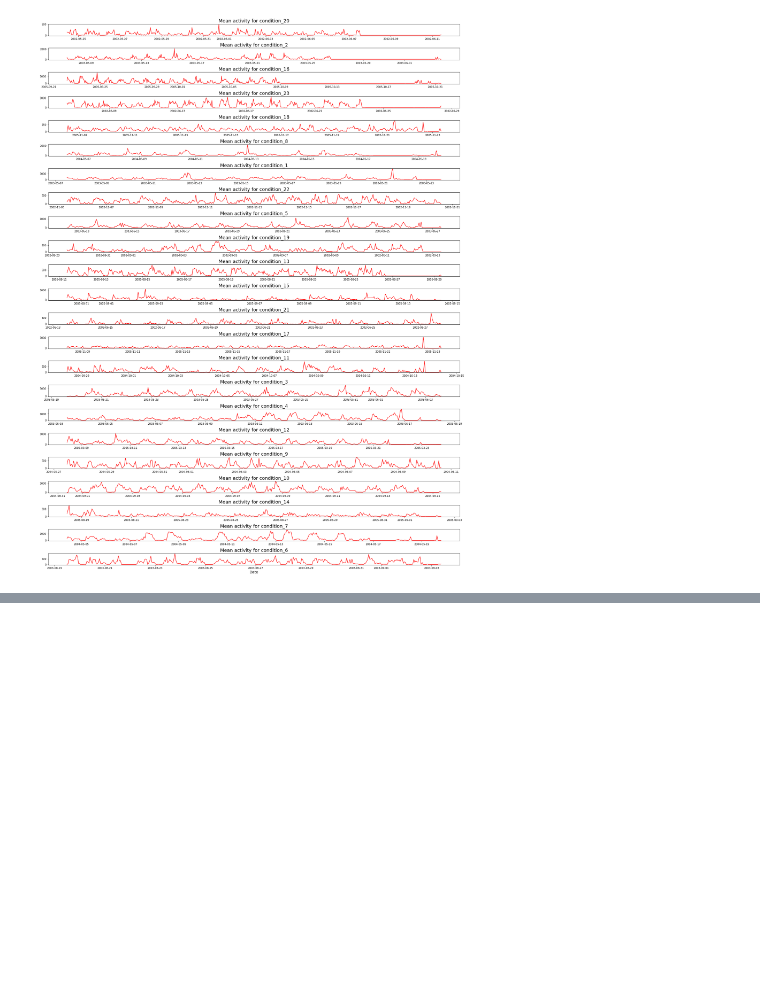
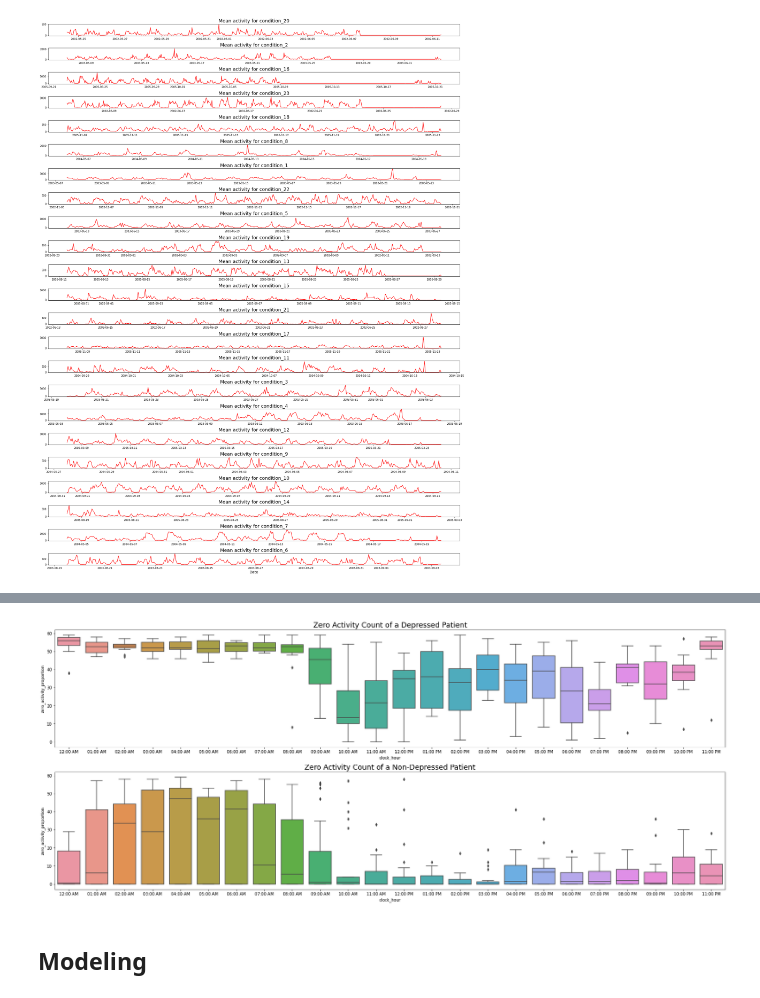
Before and after one commit to anyfish/notebook_project_ml, a Jupyter notebook: eda-despression.ipynb, the cells around one changed output, grey strips where cells are left out. Cells and saved outputs as stored; diff of their text form; code cells hidden in the pictures; blank space fills up the shorter version.

Commit message:
Add Modeling

```diff
--- a/eda-despression.ipynb
+++ b/eda-despression.ipynb
@@ -258,0 +337,22 @@ plt.show()
+# %%
+fig, axes = plt.subplots(2, 1, figsize=(24, 10))
+df = conditions[12].reset_index()
+df['hour'] = [d.hour for d in df.timestamp]
+df = df.sort_values('hour')
+df['clock_hour'] = df['hour'].apply(lambda x: to_clock(x))
+sns.boxplot(x='clock_hour', y='zero_activity_proportion', data=df, ax=axes[0])
+axes[0].set_title('Zero Activity Count of a Depressed Patient', fontsize=18)
+
+df = controls[2].reset_index()
+df['hour'] = [d.hour for d in df.timestamp]
+df = df.sort_values('hour')
+df['clock_hour'] = df['hour'].apply(lambda x: to_clock(x))
+sns.boxplot(x='clock_hour', y='zero_activity_proportion', data=df, ax=axes[1])
+axes[1].set_title('Zero Activity Count of a Non-Depressed Patient', fontsize=18)
+
+fig.tight_layout(pad=1.0)
+plt.show()
+# %% [output]
+[figure, added]
+# %% [markdown]
+## Modeling
```
Also changed, not shown: parts of 19 cells of this notebook.
